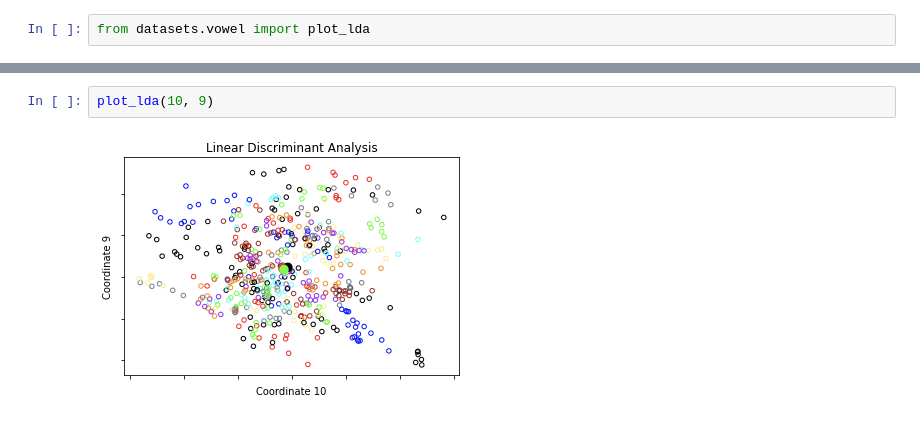
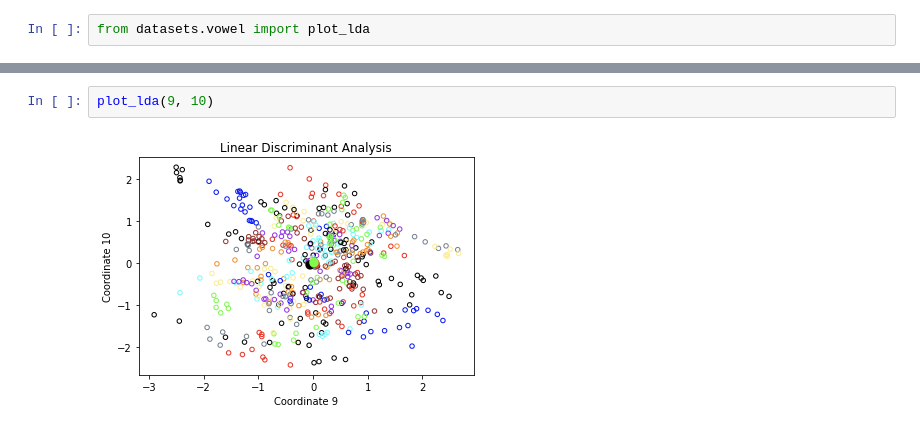
Before and after one commit to guoanjie/ESL, a Jupyter notebook: notebooks/ch04_fig08.ipynb, the cells around one changed output, grey strips where cells are left out. Saved outputs shown, nothing was run; the diff lists cells and outputs as text.

Commit message:
use LDA transform for projection plots

```diff
--- a/notebooks/ch04_fig08.ipynb
+++ b/notebooks/ch04_fig08.ipynb
@@ -15,4 +15,4 @@ plot_lda(1, 7)
 # %%
-plot_lda(10, 9)
+plot_lda(9, 10)
 # %% [output]
-[figure, old version]
+[figure, new version]
```
Also changed, not shown: parts of 3 cells of this notebook, 2 other files.
